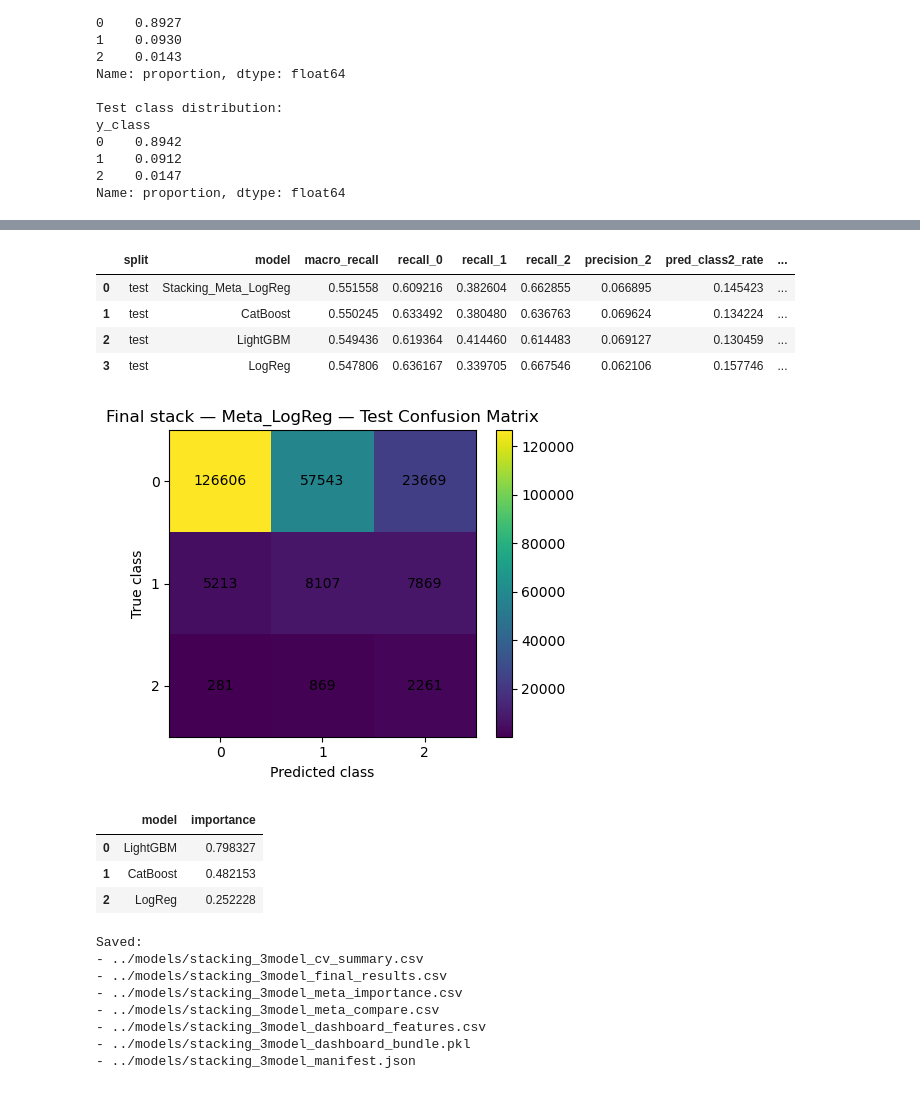
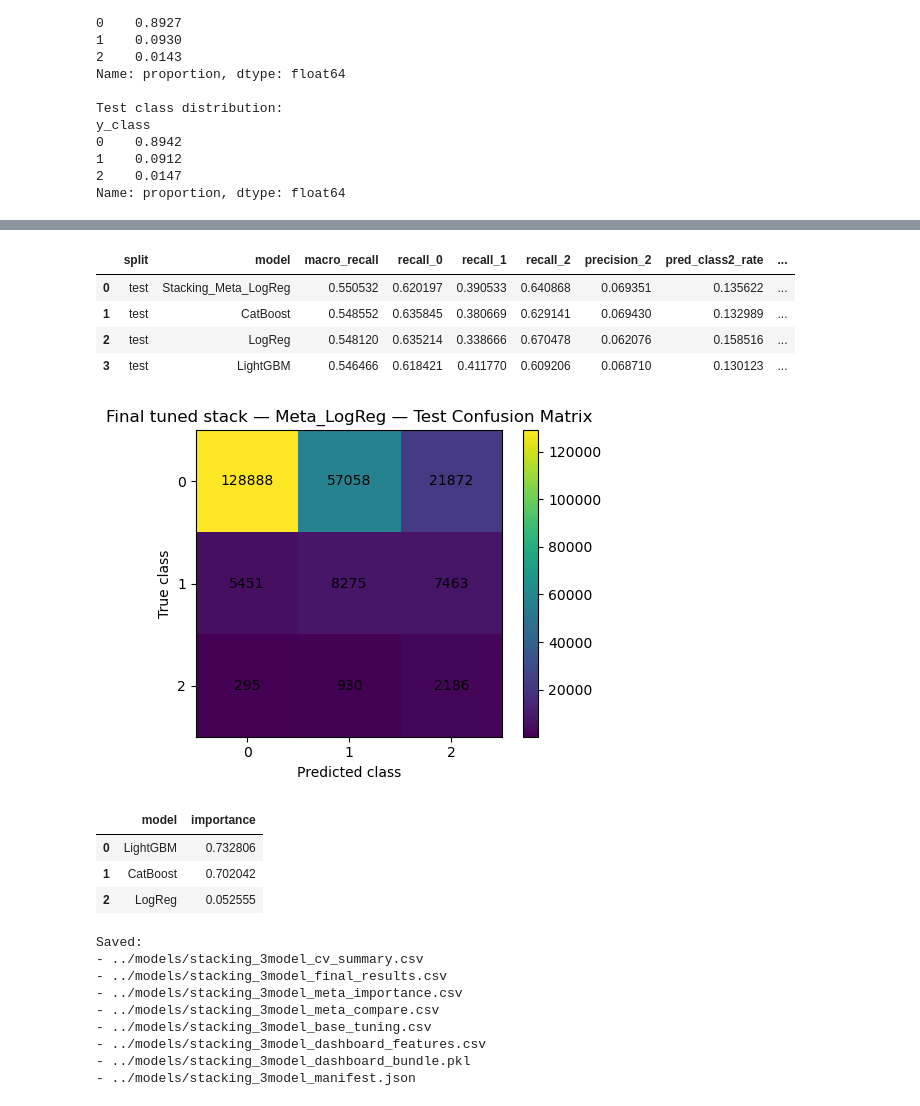
Before and after one commit to ope2001/toronto-prediction-collision, a Jupyter notebook: final_notebooks/13_stacking_3model_meta_comp.ipynb, the cells around one changed output, grey strips where cells are left out. Drawn from its saved outputs; the diff is of its cells as text; code cells hidden in the pictures.

Commit message:
enhancement notebook enhancement with 4-fold and grid search

```diff
--- a/final_notebooks/13_stacking_3model_meta_comp.ipynb
+++ b/final_notebooks/13_stacking_3model_meta_comp.ipynb
@@ -613,7 +775,7 @@ meta_candidates = {
 meta_rows = []
 
 # Proper comparison: each meta learner is evaluated using the OOF fold identities.
-for meta_name, meta_clf in meta_candidates.items():
+for meta_name, meta_template in meta_candidates.items():
     print(f"\nEvaluating {meta_name} on meta-features...")
 
     for fold_id in sorted(np.unique(meta_fold_ids)):
@@ -625,6 +787,7 @@ for meta_name, meta_clf in meta_candidates.items():
         X_meta_va = X_meta_train[va_mask]
         y_meta_va = y_meta_train[va_mask]
 
+        meta_clf = clone(meta_template)
         meta_clf.fit(X_meta_tr, y_meta_tr)
         proba_meta_va = meta_clf.predict_proba(X_meta_va)
         pred_meta_va = np.asarray(proba_meta_va).argmax(axis=1)
@@ -654,10 +817,7 @@ meta_compare_df = (
         ]
     ]
     .mean()
-    .sort_values(
-        ["macro_recall", "ap_class2", "macro_map", "recall_2", "prob_rmse_macro"],
-        ascending=[False, False, False, False, True],
-    )
+    .sort_values(TUNING_SORT_COLUMNS, ascending=TUNING_SORT_ASC)
     .reset_index(drop=True)
 )
 
@@ -667,7 +827,7 @@ best_meta_name = meta_compare_df.iloc[0]["model"]
 print(f"\nSelected winning meta learner: {best_meta_name}")
 
 # Refit the winning meta learner on all OOF meta-features.
-meta_model = meta_candidates[best_meta_name]
+meta_model = clone(meta_candidates[best_meta_name])
 meta_model.fit(X_meta_train, y_meta_train)
 # %% [output]
 Evaluating Meta_LogReg on meta-features...
@@ -689,31 +851,39 @@ LogisticRegression(class_weight='balanced', max_iter=1500,
 # %%
 
 # ------------------------------------------------------------
-# Refit base learners on all development data, score final test, save outputs
+# Refit tuned base learners on all development data, score final test, save outputs
 # ------------------------------------------------------------
 final_models = {}
 test_meta_parts = []
 final_rows = []
+final_tuning_rows = []
+final_selected_params = {}
 
-for model_name, builder in base_model_builders.items():
-    print(f"Refitting {model_name} on full development data...")
+for model_name in base_model_names:
+    print(f"Final grid search on full development data for {model_name}...")
+    best_params, tuning_df = tune_base_model(
+        model_name=model_name,
+        X_train=X_dev,
+        y_train=y_dev,
+        time_train=time_dev,
+        n_splits=INNER_N_SPLITS,
+    )
+    final_selected_params[model_name] = best_params
 
-    if model_name == "CatBoost":
-        model = builder(y_dev)
-        model.fit(X_dev, y_dev, cat_features=cat_cols)
-        proba_test = model.predict_proba(X_test)
-    else:
-        model = builder()
-        model.fit(X_dev, y_dev)
-        proba_test = model.predict_proba(X_test)
+    tuning_df = tuning_df.copy()
+    tuning_df["outer_fold"] = "full_dev"
+    tuning_df["selected_for_outer_fold"] = tuning_df.index == 0
+    final_tuning_rows.extend(tuning_df.to_dict("records"))
+
+    print(f"Refitting {model_name} on full development data with params: {best_params}")
+    model, proba_test = fit_predict_base_model(model_name, best_params, X_dev, y_dev, X_test)
 
     final_models[model_name] = model
     pred_test = np.asarray(proba_test).argmax(axis=1)
 
-    # Save each base learner's final test metrics.
-    final_rows.append(
-        eval_multiclass(y_test, pred_test, proba_test, name=model_name, split="test")
-    )
+    row = eval_multiclass(y_test, pred_test, proba_test, name=model_name, split="test")
+    row["best_params_json"] = json.dumps(best_params, sort_keys=True)
+    final_rows.append(row)
     test_meta_parts.append(np.asarray(proba_test))
 
 X_meta_test = np.hstack(test_meta_parts)
@@ -732,13 +902,13 @@ final_rows.append(
 
 final_results = (
     pd.DataFrame(final_rows)
-    .sort_values(["macro_recall", "ap_class2", "prob_rmse_macro"], ascending=[False, False, True])
+    .sort_values(TUNING_SORT_COLUMNS, ascending=TUNING_SORT_ASC)
     .reset_index(drop=True)
 )
 display(final_results)
 
 cm_stack = confusion_matrix(y_test, pred_stack_test, labels=[0, 1, 2])
-plot_confusion(cm_stack, title=f"Final stack — {best_meta_name} — Test Confusion Matrix")
+plot_confusion(cm_stack, title=f"Final tuned stack — {best_meta_name} — Test Confusion Matrix")
 
 # Meta importance:
 # - Logistic meta learner: coefficient-based summary across probability features.
@@ -776,6 +946,11 @@ display(meta_importance)
 # ------------------------------------------------------------
 # Save compact, GitHub-clean outputs only
 # ------------------------------------------------------------
+base_tuning_full_df = pd.concat([
+    base_tuning_df,
+    pd.DataFrame(final_tuning_rows),
+], ignore_index=True)
+
 cv_summary_to_save = cv_summary.copy()
 cv_summary_to_save.to_csv(OUT_CV_SUMMARY, index=False)
 
@@ -789,12 +964,14 @@ final_summary = final_results[
         "ap_class2",
         "macro_map",
         "prob_rmse_macro",
+        "best_params_json",
     ] if c in final_results.columns]
 ].copy()
 final_summary.to_csv(OUT_FINAL_RESULTS, index=False)
 
 meta_importance.to_csv(OUT_META_IMPORTANCE, index=False)
 meta_compare_df.to_csv(OUT_META_COMPARE, index=False)
+base_tuning_full_df.to_csv(OUT_BASE_TUNING, index=False)
 
 # Dashboard feature spec helps you build Streamlit input widgets safely.
 feature_spec = pd.DataFrame({
@@ -816,6 +993,7 @@ dashboard_bundle = {
     "meta_model": meta_model,
     "winning_meta_model_name": best_meta_name,
     "meta_compare_table": meta_compare_df,
+    "selected_base_params": final_selected_params,
     "class_labels": [0, 1, 2],
 }
 joblib.dump(dashboard_bundle, OUT_DASHBOARD_BUNDLE)
@@ -825,6 +1003,7 @@ manifest = {
     "final_summary": str(OUT_FINAL_RESULTS),
     "meta_importance": str(OUT_META_IMPORTANCE),
     "meta_compare": str(OUT_META_COMPARE),
+    "base_tuning": str(OUT_BASE_TUNING),
     "dashboard_bundle": str(OUT_DASHBOARD_BUNDLE),
     "dashboard_features": str(OUT_DASHBOARD_FEATURES),
 }
@@ -836,6 +1015,7 @@ print("-", OUT_CV_SUMMARY)
 print("-", OUT_FINAL_RESULTS)
 print("-", OUT_META_IMPORTANCE)
 print("-", OUT_META_COMPARE)
+print("-", OUT_BASE_TUNING)
 print("-", OUT_DASHBOARD_FEATURES)
 print("-", OUT_DASHBOARD_BUNDLE)
 print("-", OUT_MANIFEST)
@@ -846,18 +1029,19 @@ Refitting LogReg on full development data...
 |  | split | model | macro_recall | recall_0 | recall_1 | recall_2 | precision_2 | pred_class2_rate | ... |
-| 0 | test | Stacking_Meta_LogReg | 0.551558 | 0.609216 | 0.382604 | 0.662855 | 0.066895 | 0.145423 | ... |
-| 1 | test | CatBoost | 0.550245 | 0.633492 | 0.380480 | 0.636763 | 0.069624 | 0.134224 | ... |
-| 2 | test | LightGBM | 0.549436 | 0.619364 | 0.414460 | 0.614483 | 0.069127 | 0.130459 | ... |
-| 3 | test | LogReg | 0.547806 | 0.636167 | 0.339705 | 0.667546 | 0.062106 | 0.157746 | ... |
+| 0 | test | Stacking_Meta_LogReg | 0.550532 | 0.620197 | 0.390533 | 0.640868 | 0.069351 | 0.135622 | ... |
+| 1 | test | CatBoost | 0.548552 | 0.635845 | 0.380669 | 0.629141 | 0.069430 | 0.132989 | ... |
+| 2 | test | LogReg | 0.548120 | 0.635214 | 0.338666 | 0.670478 | 0.062076 | 0.158516 | ... |
+| 3 | test | LightGBM | 0.546466 | 0.618421 | 0.411770 | 0.609206 | 0.068710 | 0.130123 | ... |
-[figure, old version]
+[figure, new version]
 |  | model | importance |
-| 0 | LightGBM | 0.798327 |
-| 1 | CatBoost | 0.482153 |
-| 2 | LogReg | 0.252228 |
+| 0 | LightGBM | 0.732806 |
+| 1 | CatBoost | 0.702042 |
+| 2 | LogReg | 0.052555 |
 Saved:
 - ../models/stacking_3model_cv_summary.csv
 - ../models/stacking_3model_final_results.csv
 - ../models/stacking_3model_meta_importance.csv
 - ../models/stacking_3model_meta_compare.csv
+- ../models/stacking_3model_base_tuning.csv
 - ../models/stacking_3model_dashboard_features.csv
 - ../models/stacking_3model_dashboard_bundle.pkl
 - ../models/stacking_3model_manifest.json
```
Also changed, not shown: parts of 6 cells of this notebook, 3 other files.
